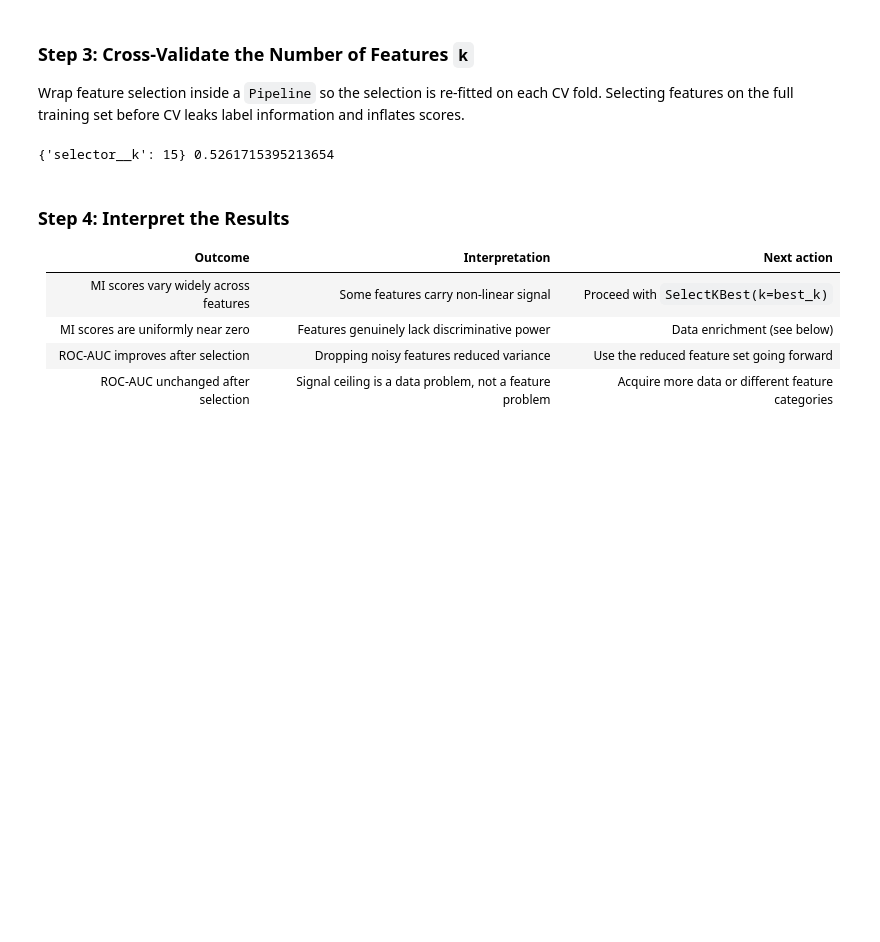
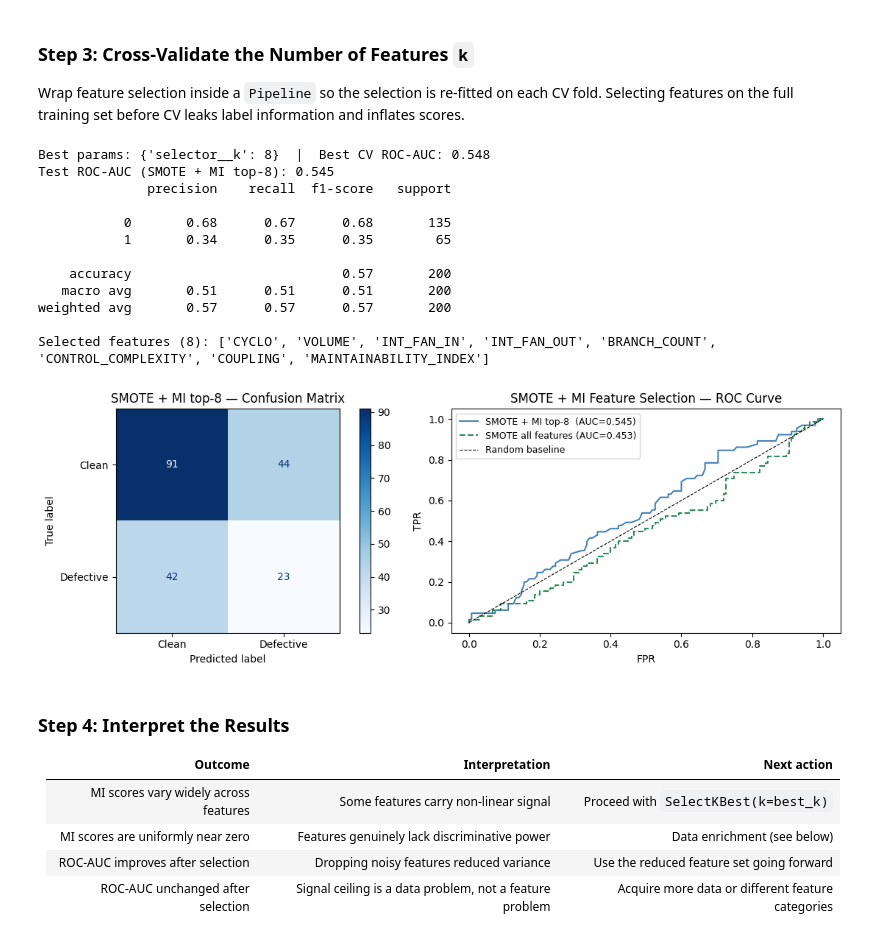
Before and after one commit to SamVanini/Software-defects-data-analysis, a Jupyter notebook: notebooks/data_workflow.ipynb, the cells around one changed output. Drawn from its saved outputs; the diff is of its cells as text; code cells hidden in the pictures; blank space fills up the shorter version.

Commit message:
feat: combined smote with MI feature selection

```diff
--- a/notebooks/data_workflow.ipynb
+++ b/notebooks/data_workflow.ipynb
@@ -2175,25 +2202,72 @@ Wrap feature selection inside a `Pipeline` so the selection is re-fitted on each
 Selecting features on the full training set before CV leaks label information and inflates scores.
 # %%
 from sklearn.feature_selection import SelectKBest
-from sklearn.pipeline import Pipeline
-from sklearn.model_selection import GridSearchCV
-from sklearn.ensemble import RandomForestClassifier
+from imblearn.pipeline import Pipeline as ImbPipeline
 
-pipe = Pipeline([
+pipe = ImbPipeline([
+    ('smote',    SMOTE(k_neighbors=5, random_state=RANDOM_STATE)),
     ('selector', SelectKBest(mutual_info_classif)),
-    ('clf', RandomForestClassifier(n_estimators=300, class_weight='balanced',
-                                   random_state=RANDOM_STATE, n_jobs=-1)),
+    ('clf',      RandomForestClassifier(n_estimators=300, class_weight='balanced',
+                                        random_state=RANDOM_STATE, n_jobs=-1)),
 ])
 
 grid = GridSearchCV(
     pipe,
     param_grid={'selector__k': [4, 6, 8, 10, 12, 15, 18]},
-    cv=5, scoring='roc_auc', n_jobs=-1
+    cv=5, scoring='roc_auc', n_jobs=-1,
 )
-grid.fit(x_train, y_train)
-print(grid.best_params_, grid.best_score_)
+grid.fit(x_bal_train, y_bal_train)
+best_k = grid.best_params_['selector__k']
+print(f"Best params: {grid.best_params_}  |  Best CV ROC-AUC: {grid.best_score_:.3f}")
+
+# Evaluate on held-out test set
+best_pipe = grid.best_estimator_
+y_pred_mi  = best_pipe.predict(x_bal_test)
+y_proba_mi = best_pipe.predict_proba(x_bal_test)[:, 1]
+roc_auc_mi = roc_auc_score(y_bal_test, y_proba_mi)
+fpr_mi, tpr_mi, _ = roc_curve(y_bal_test, y_proba_mi)
+
+print(f"Test ROC-AUC (SMOTE + MI top-{best_k}): {roc_auc_mi:.3f}")
+print(classification_report(y_bal_test, y_pred_mi, zero_division=1))
+
+selected_features = X.columns[best_pipe.named_steps['selector'].get_support()].tolist()
+print(f"Selected features ({len(selected_features)}): {selected_features}")
+
+fig, axes = plt.subplots(1, 2, figsize=(12, 4))
+ConfusionMatrixDisplay(
+    confusion_matrix(y_bal_test, y_pred_mi), display_labels=['Clean', 'Defective']
+).plot(cmap='Blues', ax=axes[0])
+axes[0].set_title(f'SMOTE + MI top-{best_k} — Confusion Matrix')
+axes[1].plot(fpr_mi,    tpr_mi,    color='steelblue', label=f'SMOTE + MI top-{best_k}  (AUC={roc_auc_mi:.3f})')
+axes[1].plot(fpr_smote, tpr_smote, color='seagreen',  linestyle='--', label=f'SMOTE all features (AUC={roc_auc_smote:.3f})')
+axes[1].plot([0, 1], [0, 1], 'k--', linewidth=0.8, label='Random baseline')
+axes[1].set_xlabel('FPR'); axes[1].set_ylabel('TPR')
+axes[1].set_title('SMOTE + MI Feature Selection — ROC Curve')
+axes[1].legend(fontsize=9)
+plt.tight_layout()
+plt.savefig(str(Path(output_path).joinpath('mi_feature_selection_roc.png')), bbox_inches='tight')
+plt.show()
+
+results_resampling[f"SMOTE+MI(k={best_k})"] = {
+    'ROC-AUC':             roc_auc_mi,
+    'Precision (class 1)': precision_score(y_bal_test, y_pred_mi, zero_division=0),
+    'Recall (class 1)':    recall_score(y_bal_test, y_pred_mi, zero_division=0),
+    'F1 (weighted)':       f1_score(y_bal_test, y_pred_mi, average='weighted', zero_division=0),
+}
 # %% [output]
-{'selector__k': 15} 0.5261715395213654
+Best params: {'selector__k': 8}  |  Best CV ROC-AUC: 0.548
+Test ROC-AUC (SMOTE + MI top-8): 0.545
+              precision    recall  f1-score   support
+
+           0       0.68      0.67      0.68       135
+           1       0.34      0.35      0.35        65
+
+    accuracy                           0.57       200
+   macro avg       0.51      0.51      0.51       200
+weighted avg       0.57      0.57      0.57       200
+
+Selected features (8): ['CYCLO', 'VOLUME', 'INT_FAN_IN', 'INT_FAN_OUT', 'BRANCH_COUNT', 'CONTROL_COMPLEXITY', 'COUPLING', 'MAINTAINABILITY_INDEX']
+[figure, added]
 # %% [markdown]
 ### Step 4: Interpret the Results
 
```
Also changed, not shown: parts of 3 cells of this notebook, 3 other files.
